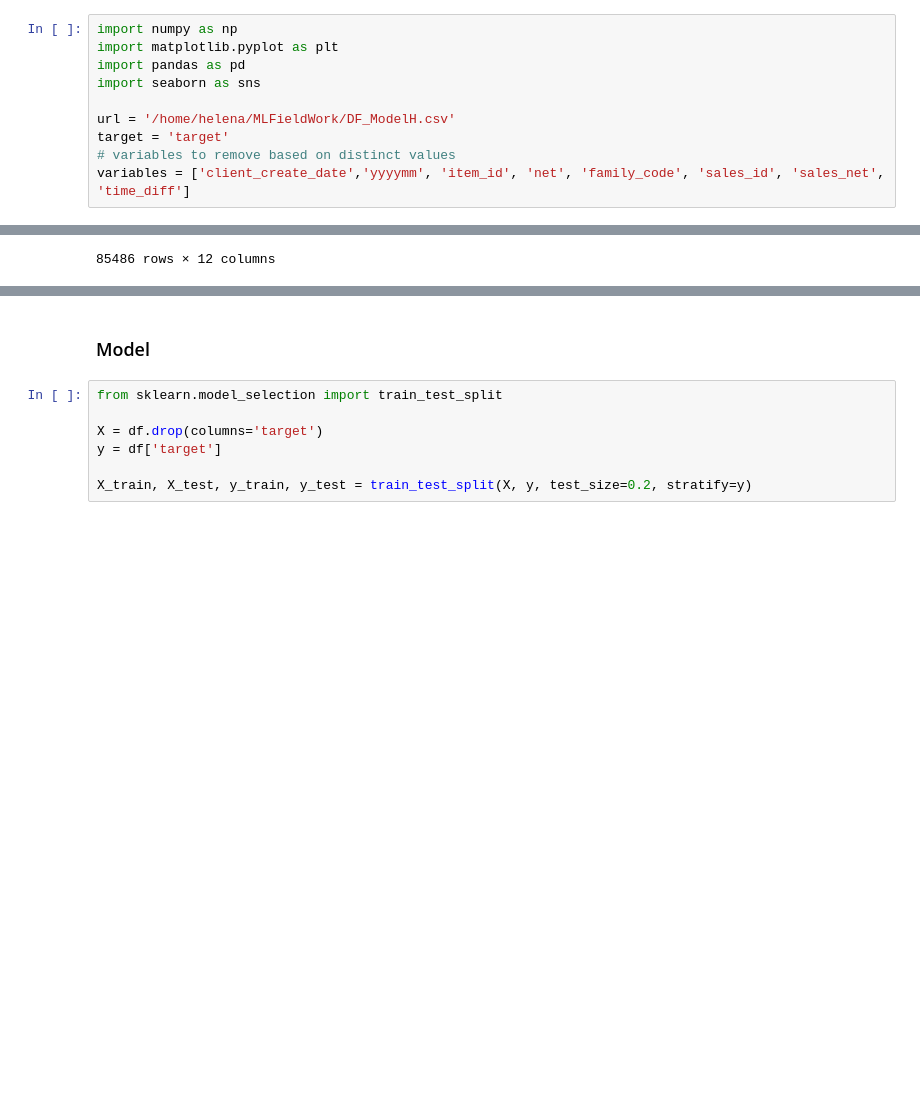
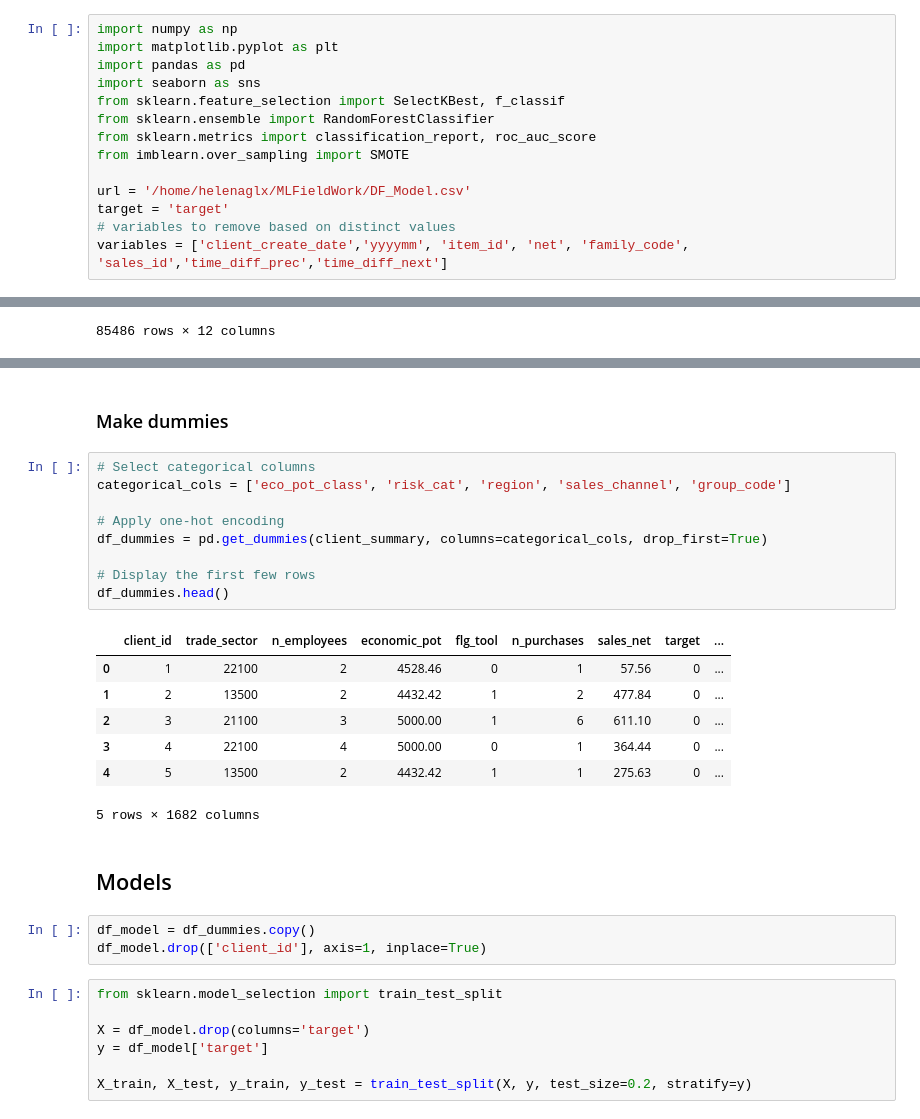
Before and after one commit to helenabdr/CRM-ReactivationML, a Jupyter notebook: data_preparation_pt2.ipynb, the cells around one changed output, grey strips where cells are left out. Drawn from its saved outputs; the diff is of its cells as text; blank space fills up the shorter version.

Commit message:
update data_prep randomforest model

```diff
--- a/data_preparation_pt2.ipynb
+++ b/data_preparation_pt2.ipynb
@@ -7,11 +23,15 @@ import numpy as np
 import matplotlib.pyplot as plt
 import pandas as pd
 import seaborn as sns
+from sklearn.feature_selection import SelectKBest, f_classif
+from sklearn.ensemble import RandomForestClassifier
+from sklearn.metrics import classification_report, roc_auc_score
+from imblearn.over_sampling import SMOTE
 
-url = '/home/helena/MLFieldWork/DF_ModelH.csv'
+url = '/home/helenaglx/MLFieldWork/DF_Model.csv'
 target = 'target'
 # variables to remove based on distinct values
-variables = ['client_create_date','yyyymm', 'item_id', 'net', 'family_code', 'sales_id', 'sales_net', 'time_diff']
+variables = ['client_create_date','yyyymm', 'item_id', 'net', 'family_code', 'sales_id','time_diff_prec','time_diff_next']
 # %%
 df = pd.read_csv(url)
 df.head()
@@ -87,10 +132,32 @@ client_summary
+# %% [markdown]
+### Make dummies
+# %%
+# Select categorical columns
+categorical_cols = ['eco_pot_class', 'risk_cat', 'region', 'sales_channel', 'group_code']
+
+# Apply one-hot encoding
+df_dummies = pd.get_dummies(client_summary, columns=categorical_cols, drop_first=True)
+
+# Display the first few rows
+df_dummies.head()
+# %% [output]
+|  | client_id | trade_sector | n_employees | economic_pot | flg_tool | n_purchases | sales_net | target | ... |
+| 0 | 1 | 22100 | 2 | 4528.46 | 0 | 1 | 57.56 | 0 | ... |
+| 1 | 2 | 13500 | 2 | 4432.42 | 1 | 2 | 477.84 | 0 | ... |
+| 2 | 3 | 21100 | 3 | 5000.00 | 1 | 6 | 611.10 | 0 | ... |
+| 3 | 4 | 22100 | 4 | 5000.00 | 0 | 1 | 364.44 | 0 | ... |
+| 4 | 5 | 13500 | 2 | 4432.42 | 1 | 1 | 275.63 | 0 | ... |
+5 rows × 1682 columns
 # %% [markdown]
-### Model
+## Models
+# %%
+df_model = df_dummies.copy()
+df_model.drop(['client_id'], axis=1, inplace=True)
 # %%
 from sklearn.model_selection import train_test_split
 
-X = df.drop(columns='target')
-y = df['target']
+X = df_model.drop(columns='target')
+y = df_model['target']
 
 X_train, X_test, y_train, y_test = train_test_split(X, y, test_size=0.2, stratify=y)
 # %%
```
Also changed, not shown: parts of 12 cells of this notebook, 1 other file.
